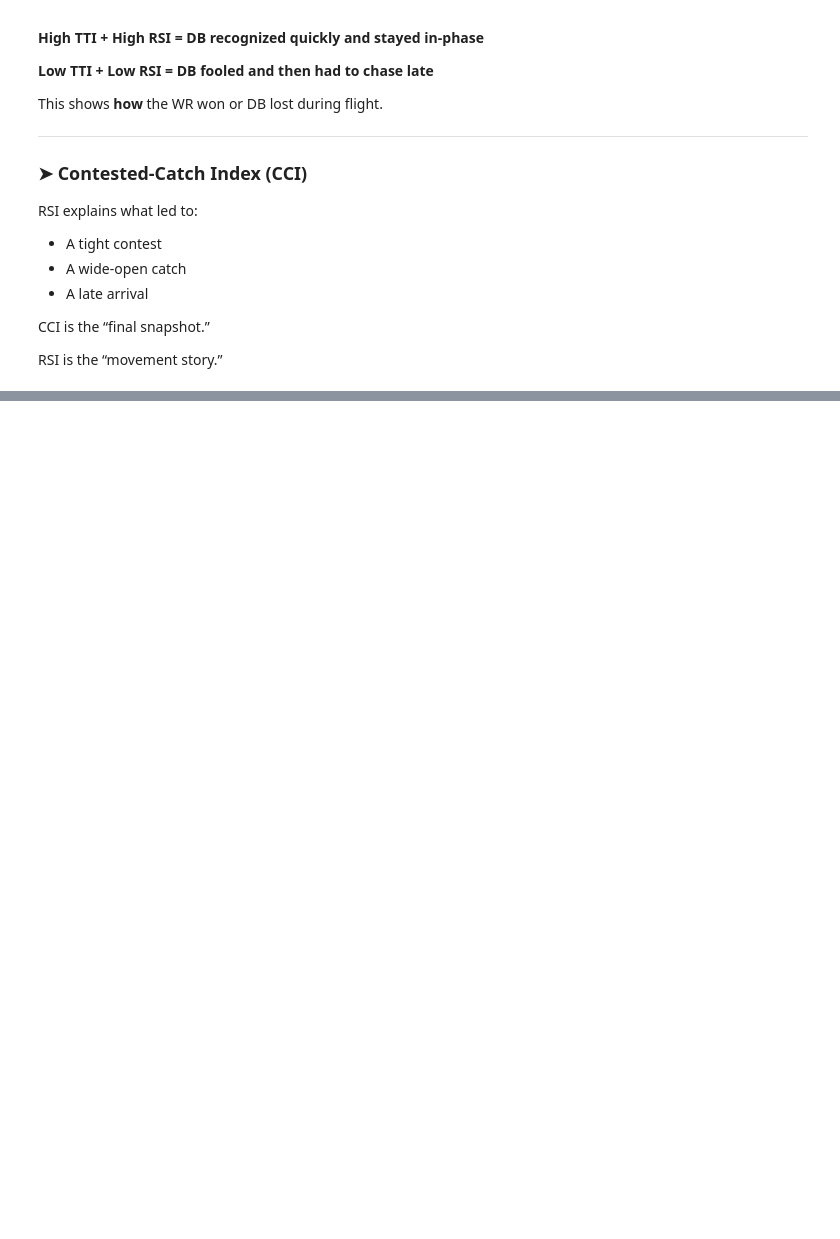
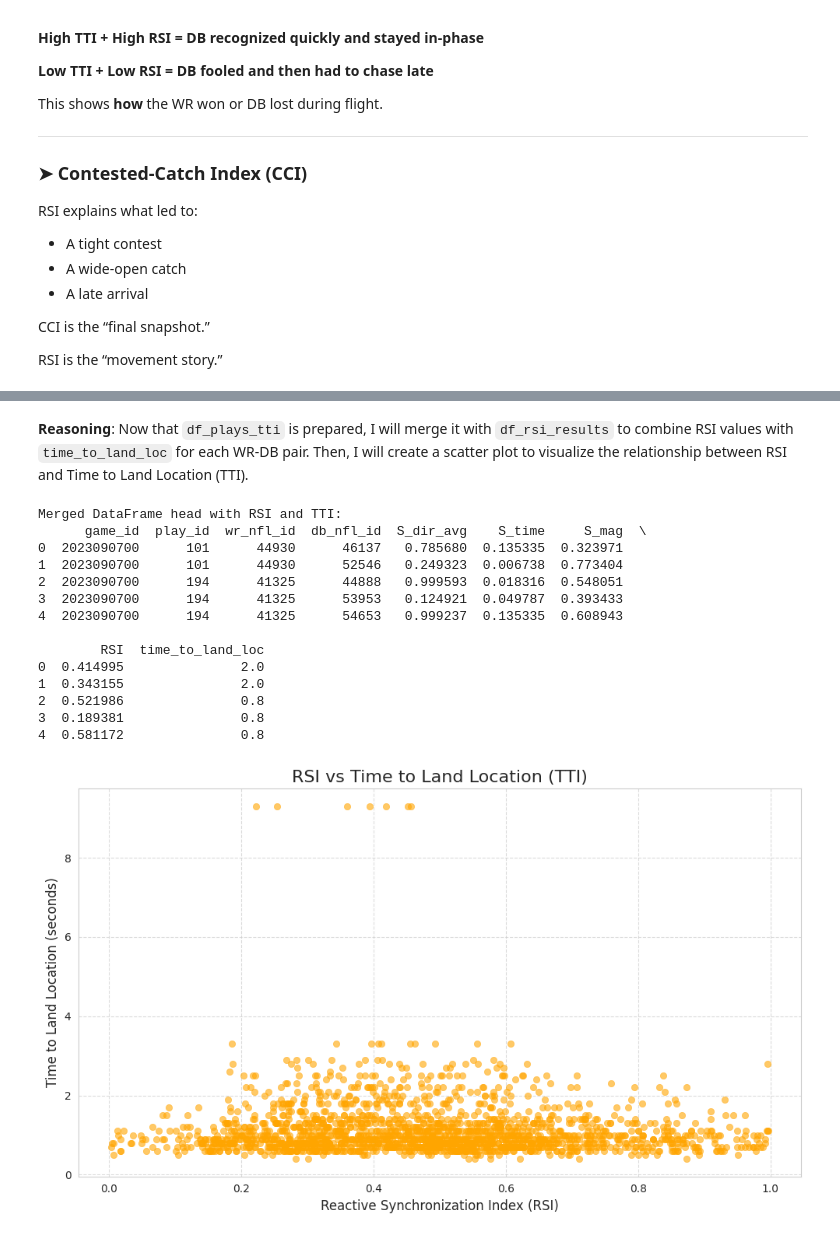
Before and after one commit to muma005/nfl-ball-flight-analysis, a Jupyter notebook: notebooks/05_metric_rsi.ipynb, the cells around one changed output, grey strips where cells are left out. Cells and saved outputs as stored; diff of their text form; code cells hidden in the pictures; blank space fills up the shorter version.

```diff
--- a/notebooks/05_metric_rsi.ipynb
+++ b/notebooks/05_metric_rsi.ipynb
@@ -247,0 +1472,13 @@ RSI is the “movement story.”
+# %%
+import pandas as pd
+
+# 1. Select relevant columns from df_plays and rename 'nfl_id' to 'wr_nfl_id'
+# Only include relevant columns for merging and the TTI metric
+df_plays_tti = df_plays[['game_id', 'play_id', 'nfl_id', 'time_to_land_loc']].copy()
+df_plays_tti.rename(columns={'nfl_id': 'wr_nfl_id'}, inplace=True)
+
+# 2. Filter out rows where 'time_to_land_loc' is NaN
+df_plays_tti = df_plays_tti.dropna(subset=['time_to_land_loc'])
+
+print("Prepared df_plays_tti DataFrame head:")
+print(df_plays_tti.head())
@@ -247,0 +1493,59 @@ RSI is the “movement story.”
+# %% [markdown]
+**Reasoning**:
+Now that `df_plays_tti` is prepared, I will merge it with `df_rsi_results` to combine RSI values with `time_to_land_loc` for each WR-DB pair. Then, I will create a scatter plot to visualize the relationship between RSI and Time to Land Location (TTI).
+# %%
+import matplotlib.pyplot as plt
+import seaborn as sns
+
+# 3. Perform a left merge of df_rsi_results with df_plays_tti
+df_merged_tti = pd.merge(
+    df_rsi_results,
+    df_plays_tti[['game_id', 'play_id', 'wr_nfl_id', 'time_to_land_loc']],
+    on=['game_id', 'play_id', 'wr_nfl_id'],
+    how='left'
+)
+
+# 4. Drop any rows from df_merged_tti where 'RSI' or 'time_to_land_loc' are NaN.
+df_merged_tti.dropna(subset=['RSI', 'time_to_land_loc'], inplace=True)
+
+print("Merged DataFrame head with RSI and TTI:")
+print(df_merged_tti.head())
+
+# 5. Create a scatter plot
+plt.figure(figsize=(10, 6))
+sns.scatterplot(
+    data=df_merged_tti,
+    x='RSI',
+    y='time_to_land_loc',
+    alpha=0.6,
+    edgecolor=None,
+    color='orange'
+)
+
+# 6. Add title and labels
+plt.title('RSI vs Time to Land Location (TTI)', fontsize=16)
+plt.xlabel('Reactive Synchronization Index (RSI)', fontsize=12)
+plt.ylabel('Time to Land Location (seconds)', fontsize=12)
+
+# 7. Add a grid to the plot
+plt.grid(True, linestyle='--', alpha=0.7)
+
+# 8. Display the plot
+plt.tight_layout()
+plt.show()
+# %% [output]
+Merged DataFrame head with RSI and TTI:
+      game_id  play_id  wr_nfl_id  db_nfl_id  S_dir_avg    S_time     S_mag  \
+0  2023090700      101      44930      46137   0.785680  0.135335  0.323971
+1  2023090700      101      44930      52546   0.249323  0.006738  0.773404
+2  2023090700      194      41325      44888   0.999593  0.018316  0.548051
+3  2023090700      194      41325      53953   0.124921  0.049787  0.393433
+4  2023090700      194      41325      54653   0.999237  0.135335  0.608943
+
+        RSI  time_to_land_loc
+0  0.414995               2.0
+1  0.343155               2.0
+2  0.521986               0.8
+3  0.189381               0.8
+4  0.581172               0.8
+[figure, added]
```
Also changed, not shown: parts of 55 cells of this notebook.
